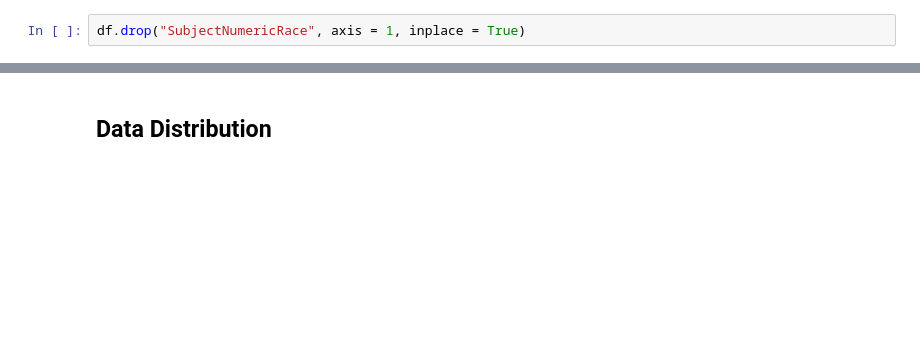
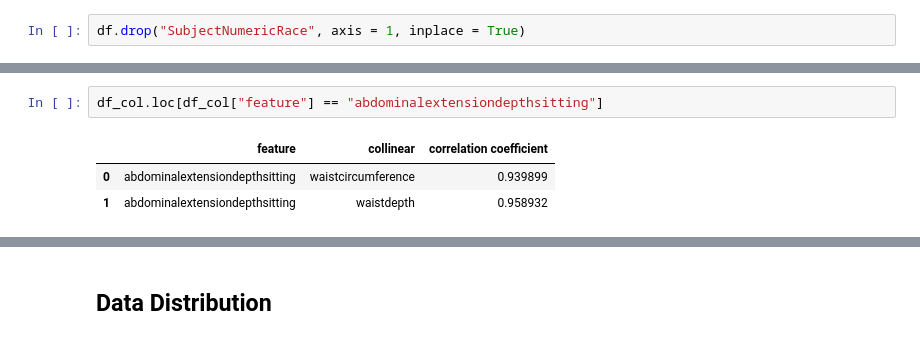
Before and after one commit to hkair/anthropometric-stats, a Jupyter notebook: analysis/ansur_analysis.ipynb, the cells around one changed output, grey strips where cells are left out. Saved outputs shown, nothing was run; the diff lists cells and outputs as text; blank space fills up the shorter version.

```diff
--- a/analysis/ansur_analysis.ipynb
+++ b/analysis/ansur_analysis.ipynb
@@ -289,0 +275,6 @@ Length: 61, dtype: int64
+# %%
+df_col.loc[df_col["feature"] == "abdominalextensiondepthsitting"]
+# %% [output]
+|  | feature | collinear | correlation coefficient |
+| 0 | abdominalextensiondepthsitting | waistcircumference | 0.939899 |
+| 1 | abdominalextensiondepthsitting | waistdepth | 0.958932 |
```
Also changed, not shown: parts of 48 cells of this notebook.
